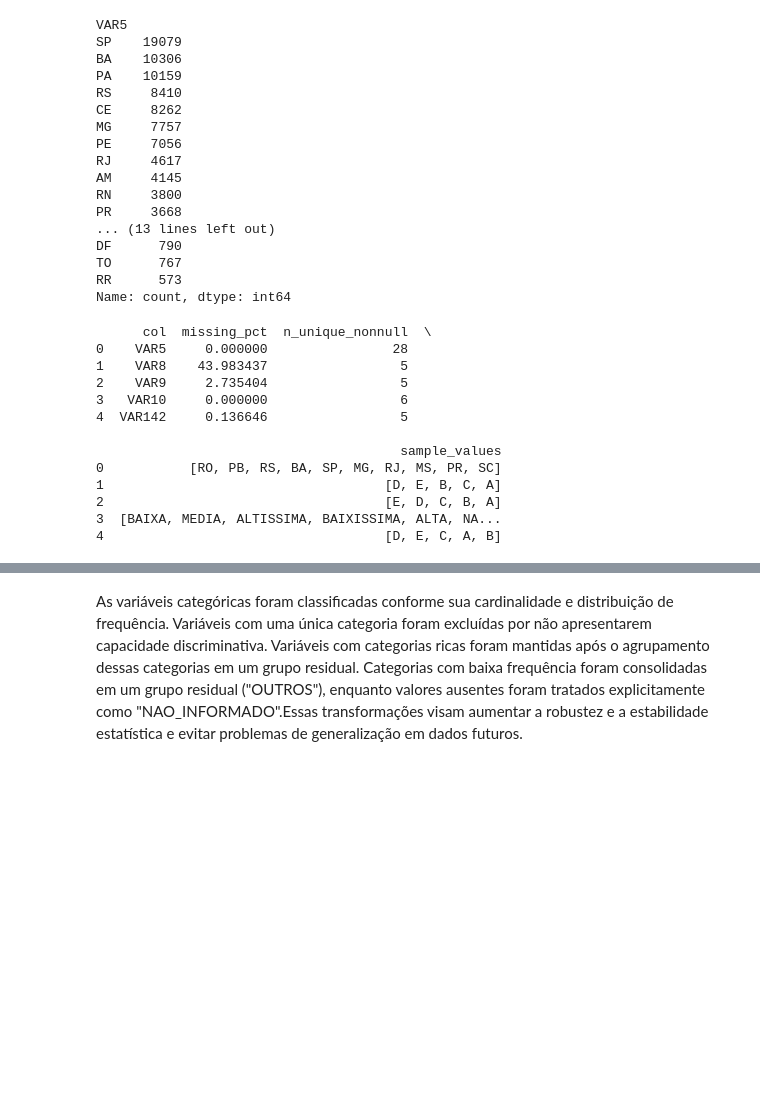
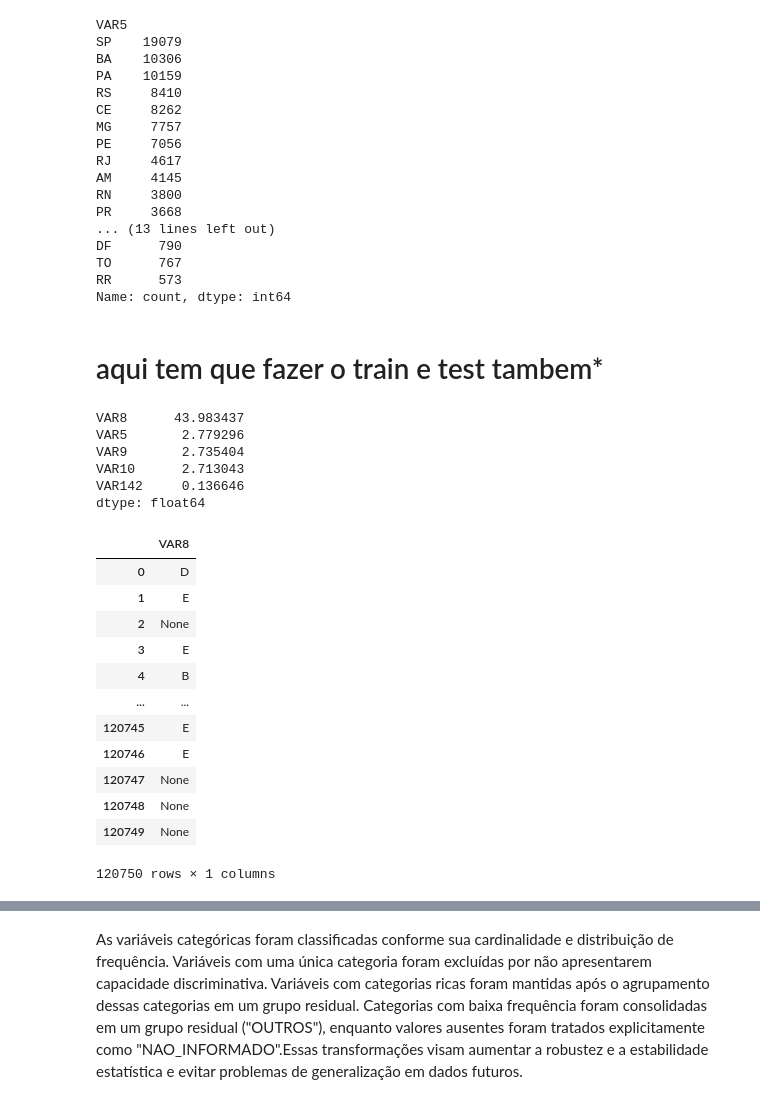
Before and after one commit to GGrinspun/desafio-analise-de-credito, a Jupyter notebook: notebooks/01_eda_and_preprocessing.ipynb, the cells around one changed output, grey strips where cells are left out. Saved outputs shown, nothing was run; the diff lists cells and outputs as text; code cells hidden in the pictures; blank space fills up the shorter version.

```diff
--- a/notebooks/01_eda_and_preprocessing.ipynb
+++ b/notebooks/01_eda_and_preprocessing.ipynb
@@ -1032,24 +1023,40 @@ for col in ["VAR5", "VAR10"]:
-# %%
-print(pd.DataFrame({
-    "col": ['VAR5', 'VAR8', 'VAR9', 'VAR10', 'VAR142'],
-    "missing_pct": [df_train_reduced[c].isna().mean() * 100 for c in ['VAR5', 'VAR8', 'VAR9', 'VAR10', 'VAR142']],
-    "n_unique_nonnull": [df_train_reduced[c].dropna().nunique() for c in ['VAR5', 'VAR8', 'VAR9', 'VAR10', 'VAR142']],
-    "sample_values": [
-        df_train_reduced[c].dropna().unique()[:10].tolist()
-        for c in ['VAR5', 'VAR8', 'VAR9', 'VAR10', 'VAR142']
-    ]
-}))
-# %% [output]
-      col  missing_pct  n_unique_nonnull  \
-0    VAR5     0.000000                28
-1    VAR8    43.983437                 5
-2    VAR9     2.735404                 5
-3   VAR10     0.000000                 6
-4  VAR142     0.136646                 5
-
-                                       sample_values
-0           [RO, PB, RS, BA, SP, MG, RJ, MS, PR, SC]
-1                                    [D, E, B, C, A]
-2                                    [E, D, C, B, A]
-3  [BAIXA, MEDIA, ALTISSIMA, BAIXISSIMA, ALTA, NA...
-4                                    [D, E, C, A, B]
+# %% [markdown]
+# aqui tem que fazer o train e test tambem*
+# %%
+cat_cols_nao_binarias = [
+    col for col in cat_com_missing_restante
+    if df_train_reduced[col].dropna().nunique() > 2
+]
+
+missing_pct = (
+    df_train_reduced[cat_cols_nao_binarias]
+    .isna()
+    .mean()
+    .sort_values(ascending=False)
+    .mul(100)
+)
+
+print(missing_pct)
+# %% [output]
+VAR8      43.983437
+VAR5       2.779296
+VAR9       2.735404
+VAR10      2.713043
+VAR142     0.136646
+dtype: float64
+# %%
+df_train_reduced[["VAR8"]]
+# %% [output]
+|  | VAR8 |
+| 0 | D |
+| 1 | E |
+| 2 | None |
+| 3 | E |
+| 4 | B |
+| ... | ... |
+| 120745 | E |
+| 120746 | E |
+| 120747 | None |
+| 120748 | None |
+| 120749 | None |
+120750 rows × 1 columns
```
Also changed, not shown: parts of 21 cells of this notebook, 2 other files.
